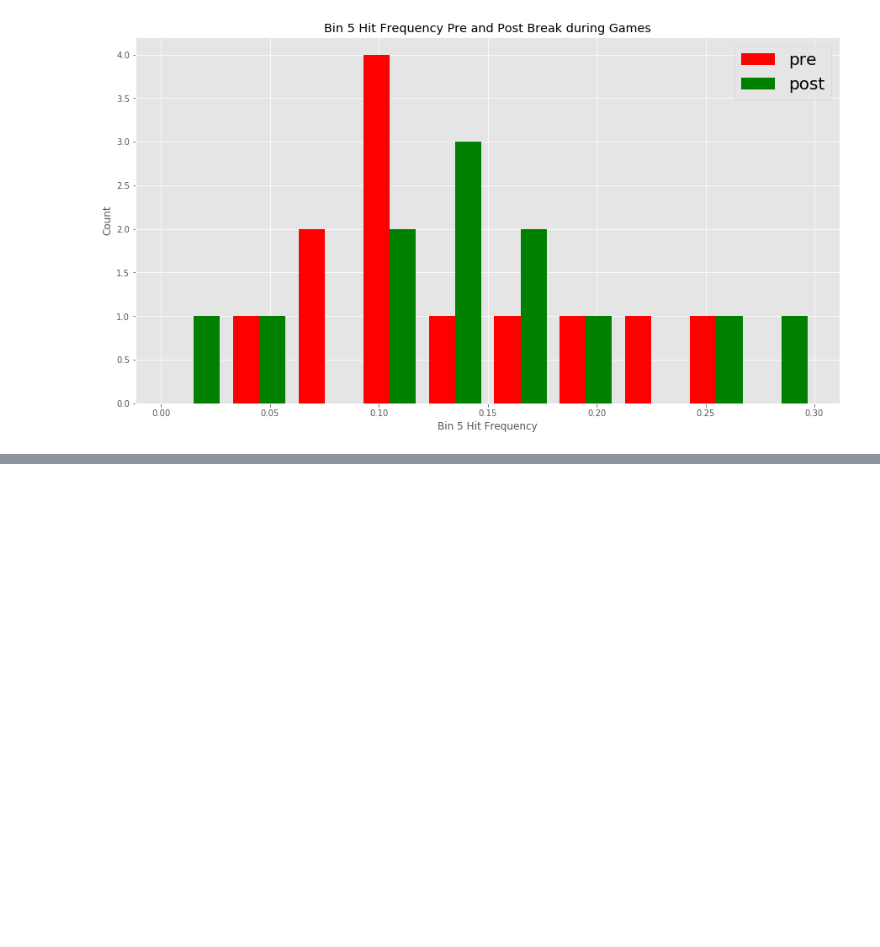
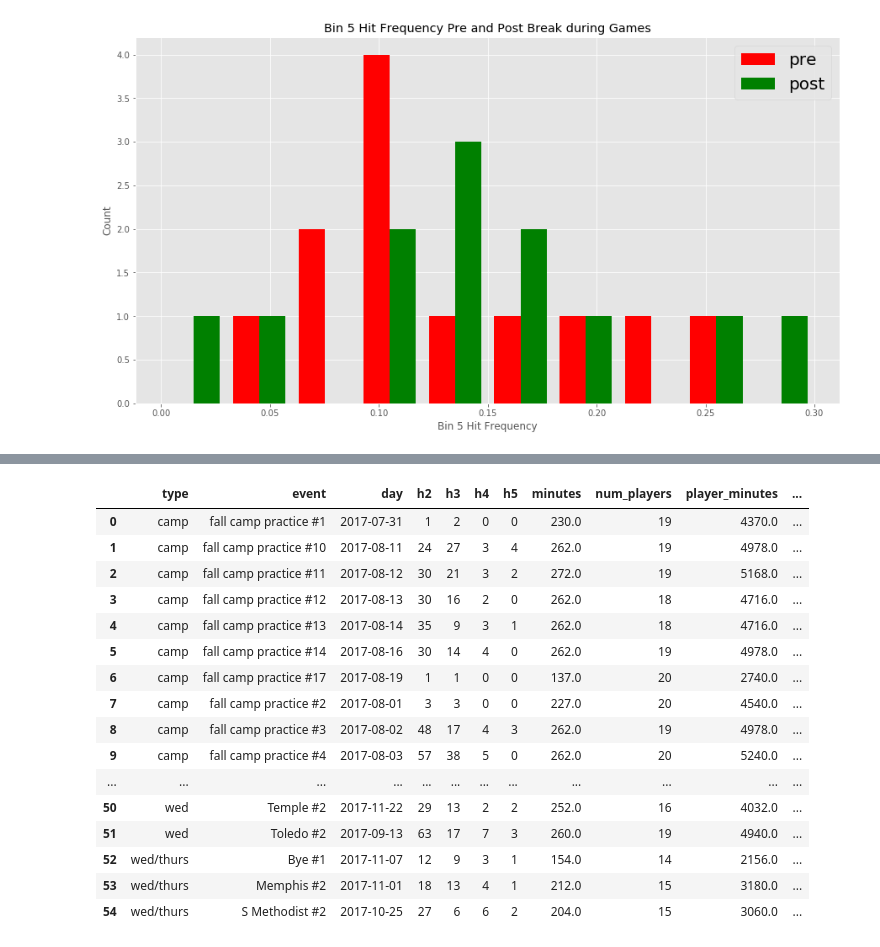
Before and after one commit to smhilde/ut_hits, a Jupyter notebook: Round 2.ipynb, the cells around one changed output, grey strips where cells are left out. Saved outputs shown, nothing was run; the diff lists cells and outputs as text; code cells hidden in the pictures; blank space fills up the shorter version.

```diff
--- a/Round 2.ipynb
+++ b/Round 2.ipynb
@@ -946,0 +951,34 @@ plt.show()
+# %%
+utest_data = (practices.groupby(['type', 'event', 'day'], as_index=False)
+          .sum()
+          .assign(minutes=lambda x: [(get_total_duration_by_date(durs, y.day, 'offensive') +
+                                      get_total_duration_by_date(durs, y.day, 'defensive'))
+                                      for idx, y in x.iterrows()])
+          .assign(num_players=lambda x: [get_num_players_by_date(attnd, y.day, 'total') for idx, y in x.iterrows()])
+          .assign(player_minutes=lambda x: x.minutes*x.num_players)
+          .assign(sum24=lambda x: x.h2+x.h3+x.h4)
+          .assign(norm_sum24=lambda x: x.sum24/x.player_minutes)
+          .assign(norm_h5=lambda x: x.h5/x.player_minutes))
+display(utest_data)
+from functools import reduce
+comb = utest_data[reduce(np.logical_or, [utest_data.type=='tues', utest_data.type=='wed', utest_data.type=='thurs'])].copy()
+comb['type'] = 'comb'
+utest_groups = pd.concat([utest_data, comb]).groupby('type')
+# %% [output]
+|  | type | event | day | h2 | h3 | h4 | h5 | minutes | num_players | player_minutes | ... |
+| 0 | camp | fall camp practice #1 | 2017-07-31 | 1 | 2 | 0 | 0 | 230.0 | 19 | 4370.0 | ... |
+| 1 | camp | fall camp practice #10 | 2017-08-11 | 24 | 27 | 3 | 4 | 262.0 | 19 | 4978.0 | ... |
+| 2 | camp | fall camp practice #11 | 2017-08-12 | 30 | 21 | 3 | 2 | 272.0 | 19 | 5168.0 | ... |
+| 3 | camp | fall camp practice #12 | 2017-08-13 | 30 | 16 | 2 | 0 | 262.0 | 18 | 4716.0 | ... |
+| 4 | camp | fall camp practice #13 | 2017-08-14 | 35 | 9 | 3 | 1 | 262.0 | 18 | 4716.0 | ... |
+| 5 | camp | fall camp practice #14 | 2017-08-16 | 30 | 14 | 4 | 0 | 262.0 | 19 | 4978.0 | ... |
+| 6 | camp | fall camp practice #17 | 2017-08-19 | 1 | 1 | 0 | 0 | 137.0 | 20 | 2740.0 | ... |
+| 7 | camp | fall camp practice #2 | 2017-08-01 | 3 | 3 | 0 | 0 | 227.0 | 20 | 4540.0 | ... |
+| 8 | camp | fall camp practice #3 | 2017-08-02 | 48 | 17 | 4 | 3 | 262.0 | 19 | 4978.0 | ... |
+| 9 | camp | fall camp practice #4 | 2017-08-03 | 57 | 38 | 5 | 0 | 262.0 | 20 | 5240.0 | ... |
+| ... | ... | ... | ... | ... | ... | ... | ... | ... | ... | ... | ... |
+| 50 | wed | Temple #2 | 2017-11-22 | 29 | 13 | 2 | 2 | 252.0 | 16 | 4032.0 | ... |
+| 51 | wed | Toledo #2 | 2017-09-13 | 63 | 17 | 7 | 3 | 260.0 | 19 | 4940.0 | ... |
+| 52 | wed/thurs | Bye #1 | 2017-11-07 | 12 | 9 | 3 | 1 | 154.0 | 14 | 2156.0 | ... |
+| 53 | wed/thurs | Memphis #2 | 2017-11-01 | 18 | 13 | 4 | 1 | 212.0 | 15 | 3180.0 | ... |
+| 54 | wed/thurs | S Methodist #2 | 2017-10-25 | 27 | 6 | 6 | 2 | 204.0 | 15 | 3060.0 | ... |
```
Also changed, not shown: parts of 21 cells of this notebook, 1 other file.
